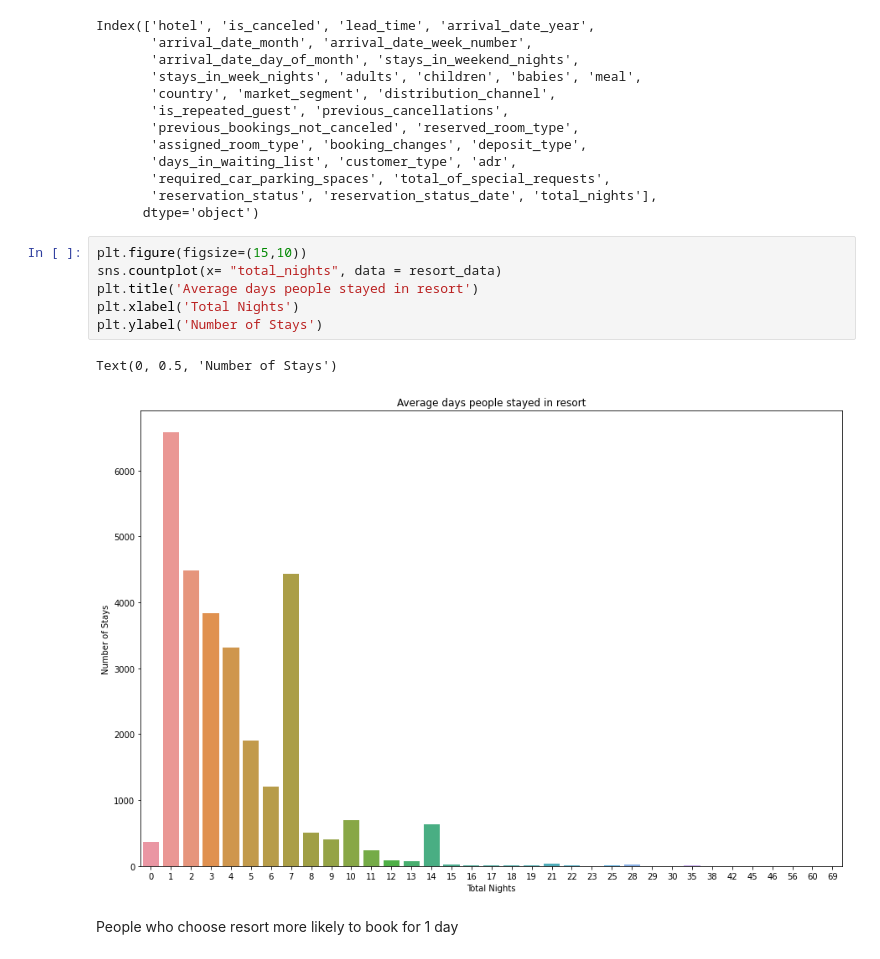
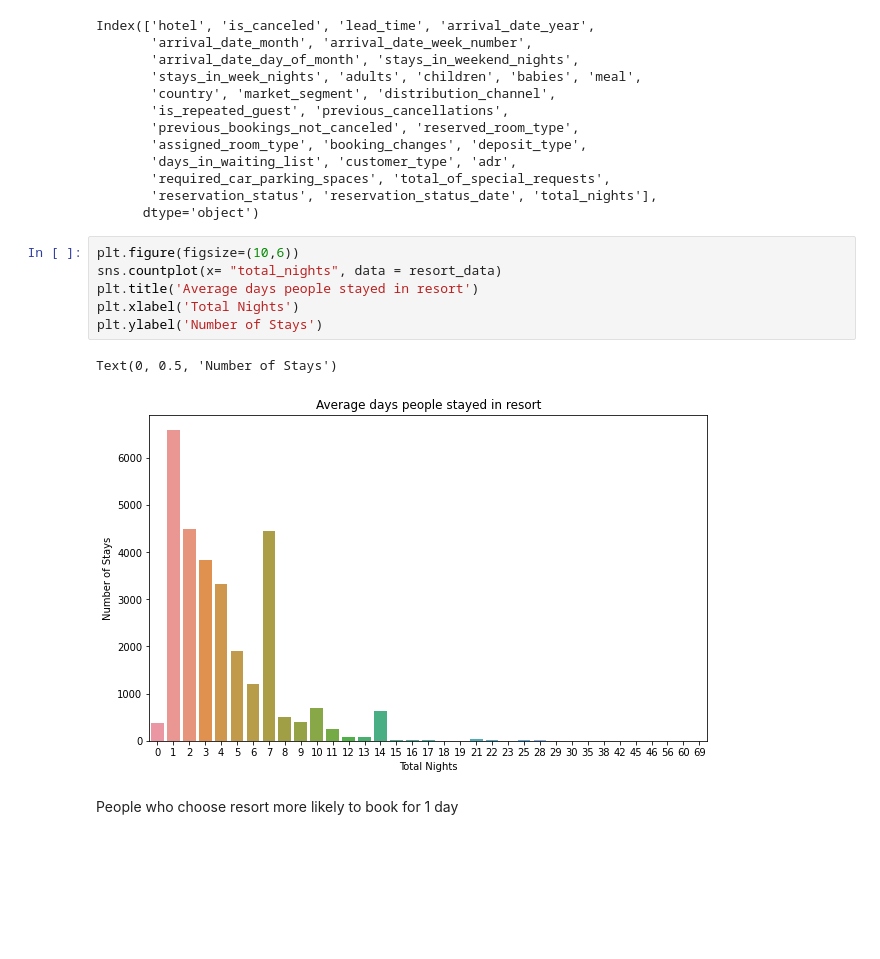
Before and after one commit to Jayjake1/hotel-booking-analysis, a Jupyter notebook: Hotel_booking_analysis_team_project.ipynb, the cells around one changed output. Cells and saved outputs as stored; diff of their text form; blank space fills up the shorter version.

```diff
--- a/Hotel_booking_analysis_team_project.ipynb
+++ b/Hotel_booking_analysis_team_project.ipynb
@@ -611,14 +677,14 @@ Index(['hotel', 'is_canceled', 'lead_time', 'arrival_date_year',
        'reservation_status', 'reservation_status_date', 'total_nights'],
       dtype='object')
 # %%
-plt.figure(figsize=(15,10))
+plt.figure(figsize=(10,6))
 sns.countplot(x= "total_nights", data = resort_data)
 plt.title('Average days people stayed in resort')
 plt.xlabel('Total Nights')
 plt.ylabel('Number of Stays')
 # %% [output]
 Text(0, 0.5, 'Number of Stays')
-[figure, old version]
+[figure, new version]
 # %% [markdown]
 People who choose resort more likely to book for 1 day
 # %%
```
Also changed, not shown: parts of 14 cells of this notebook.
